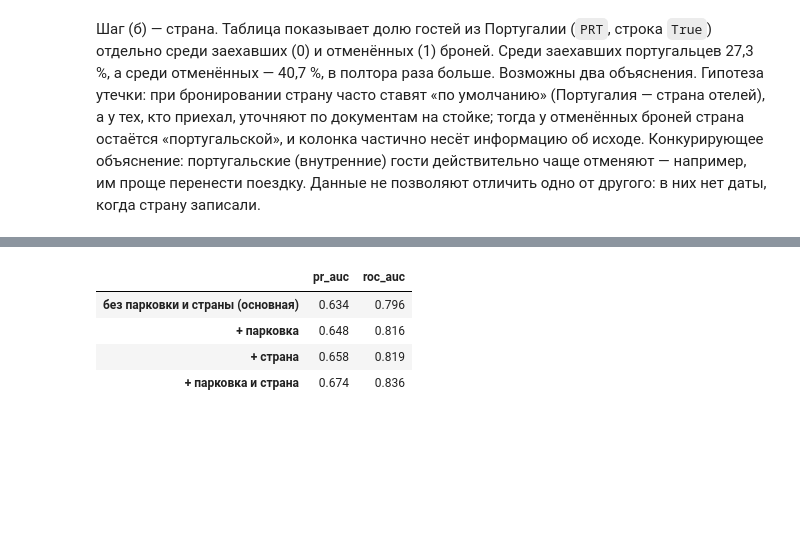
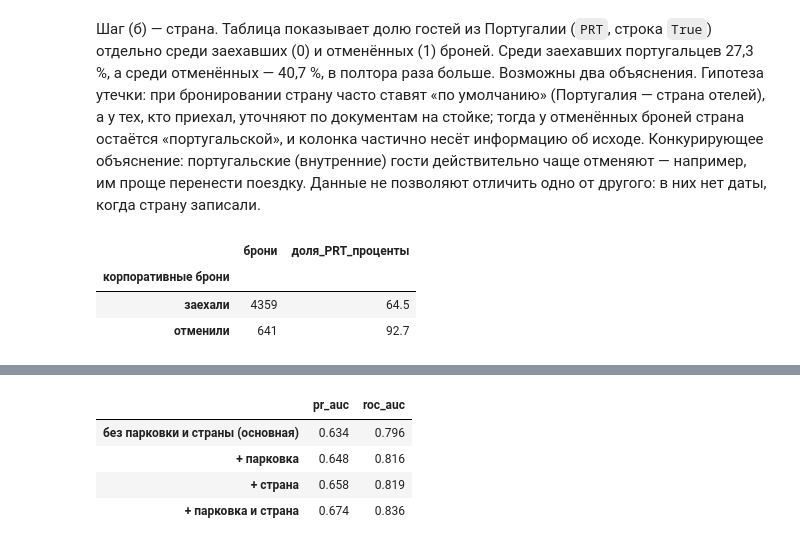
Before and after one commit to obivanio/hotel-cancellations-hse, a Jupyter notebook: notebooks/03_model.ipynb, the cells around one changed output, grey strips where cells are left out. Drawn from its saved outputs; the diff is of its cells as text; code cells hidden in the pictures; blank space fills up the shorter version.

Commit message:
Ноутбук 03: проверка страны на корпоративных бронях (доля PRT 64,5 % у заехавших против 92,7 % у отменённых)

```diff
--- a/notebooks/03_model.ipynb
+++ b/notebooks/03_model.ipynb
@@ -136,3 +136,14 @@ country_share
 | True | 0.273 | 0.407 |
 # %% [markdown]
 Шаг (б) — страна. Таблица показывает долю гостей из Португалии (`PRT`, строка `True`) отдельно среди заехавших (0) и отменённых (1) броней. Среди заехавших португальцев 27,3 %, а среди отменённых — 40,7 %, в полтора раза больше. Возможны два объяснения. Гипотеза утечки: при бронировании страну часто ставят «по умолчанию» (Португалия — страна отелей), а у тех, кто приехал, уточняют по документам на стойке; тогда у отменённых броней страна остаётся «португальской», и колонка частично несёт информацию об исходе. Конкурирующее объяснение: португальские (внутренние) гости действительно чаще отменяют — например, им проще перенести поездку. Данные не позволяют отличить одно от другого: в них нет даты, когда страну записали.
+# %%
+corporate = df[df['distribution_channel'].eq('Corporate')]
+corporate_prt = (corporate['country'].eq('PRT').groupby(corporate['is_canceled'])
+                 .agg(брони='size', доля_PRT_проценты=lambda s: round(s.mean() * 100, 1))
+                 .rename(index={0: 'заехали', 1: 'отменили'}).rename_axis('корпоративные брони'))
+corporate_prt
+# %% [output]
+|  | брони | доля_PRT_проценты |
+| корпоративные брони |  |  |
+| заехали | 4359 | 64.5 |
+| отменили | 641 | 92.7 |
```
Also changed, not shown: parts of 2 cells of this notebook.
